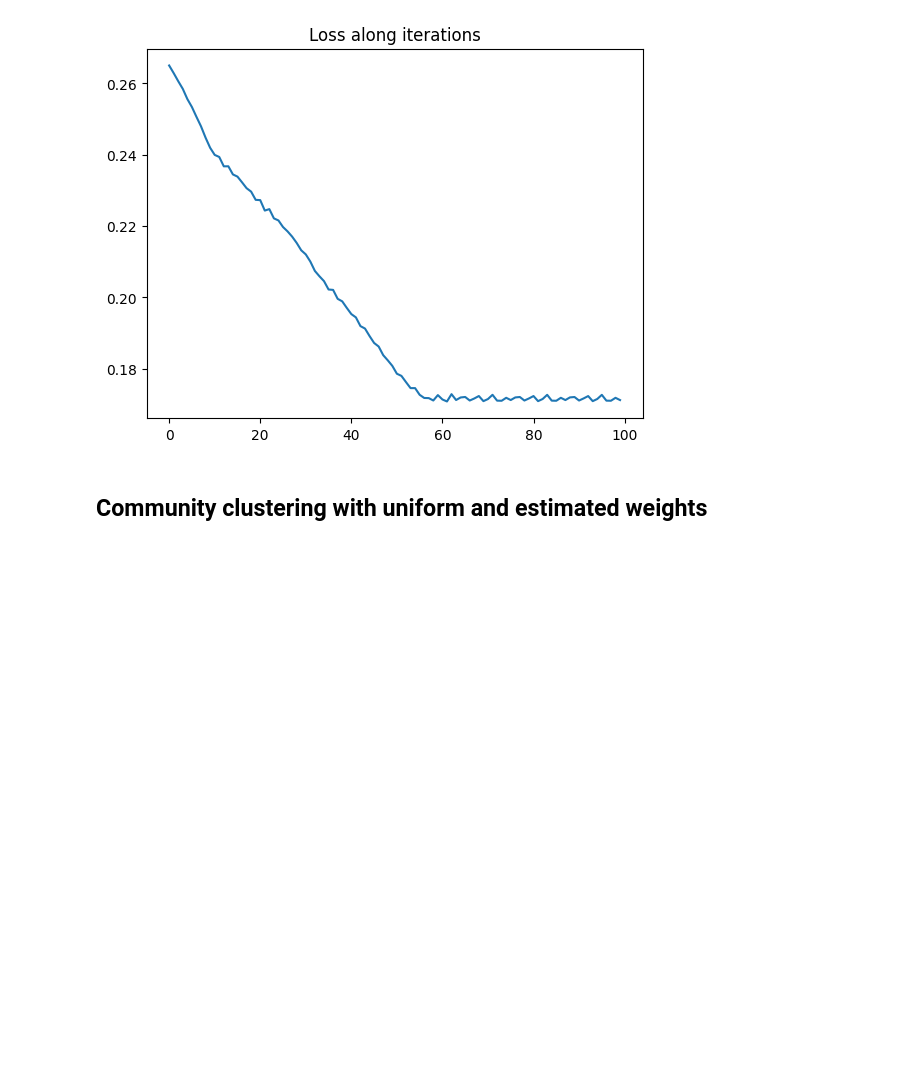
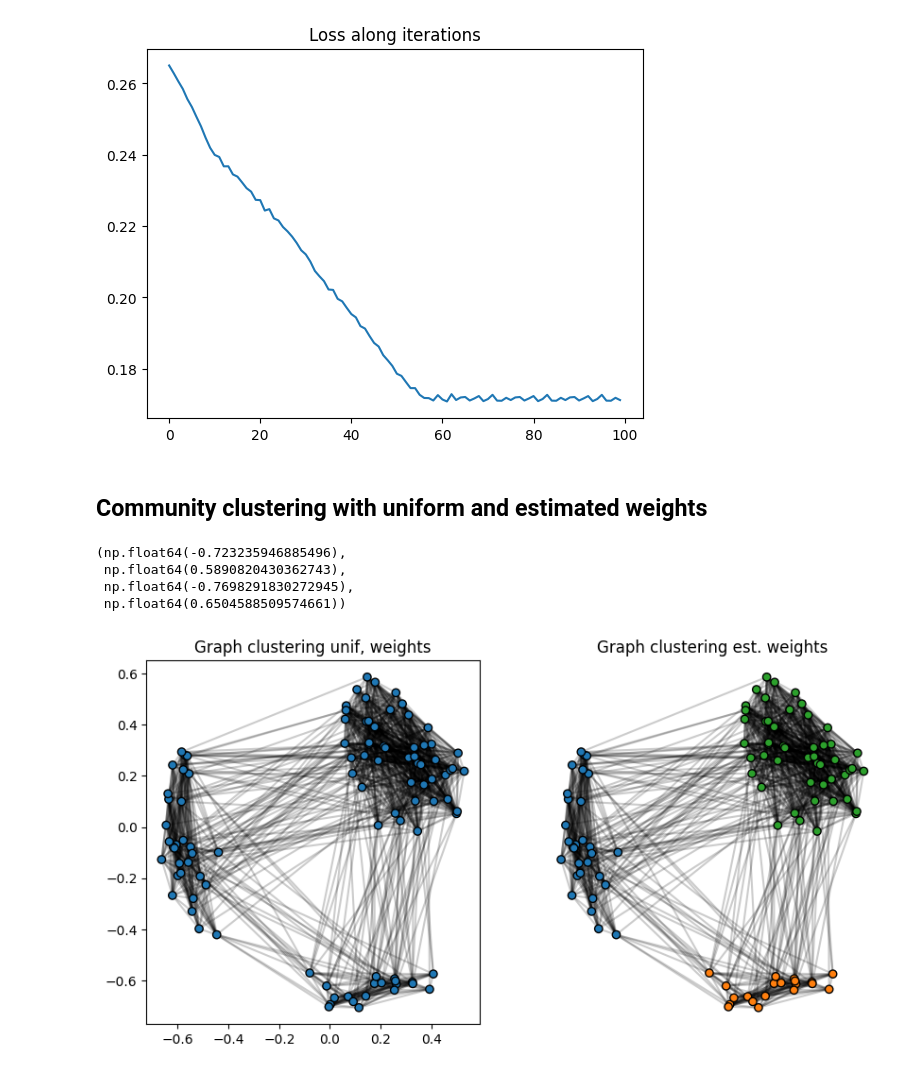
Before and after one commit to Hovohoangduy/python-optimal-transport, a Jupyter notebook: Differentiable_OT_with_Pytorch/optimizing_the_gromov-wassertein_distance_with_pytorch.ipynb, the cells around one changed output. Saved outputs shown, nothing was run; the diff lists cells and outputs as text; code cells hidden in the pictures; blank space fills up the shorter version.

```diff
--- a/Differentiable_OT_with_Pytorch/optimizing_the_gromov-wassertein_distance_with_pytorch.ipynb
+++ b/Differentiable_OT_with_Pytorch/optimizing_the_gromov-wassertein_distance_with_pytorch.ipynb
@@ -125,12 +125,22 @@ True proportions:  [0.5 0.3 0.2]
 # %%
 T_unif = ot.gromov_wasserstein(C1, C0, ot.unif(n), ot.unif(3))
 label_unif = T_unif.argmax(1)
 
 T_est = ot.gromov_wasserstein(C1, C0, ot.unif(n), a0_est)
 label_est = T_est.argmax(1)
 
 pl.figure(3, (10, 5))
 pl.clf()
 pl.subplot(1, 2, 1)
 plot_graph(x1, C1, color=label_unif)
 pl.title("Graph clustering unif, weights")
+pl.subplot(1, 2, 2)
+plot_graph(x1, C1, color=label_est)
+pl.title("Graph clustering est. weights")
+pl.axis("off")
+# %% [output]
+(np.float64(-0.723235946885496),
+ np.float64(0.5890820430362743),
+ np.float64(-0.7698291830272945),
+ np.float64(0.6504588509574661))
+[figure, added]
```
Also changed, not shown: parts of 2 cells of this notebook, 2 other files.
